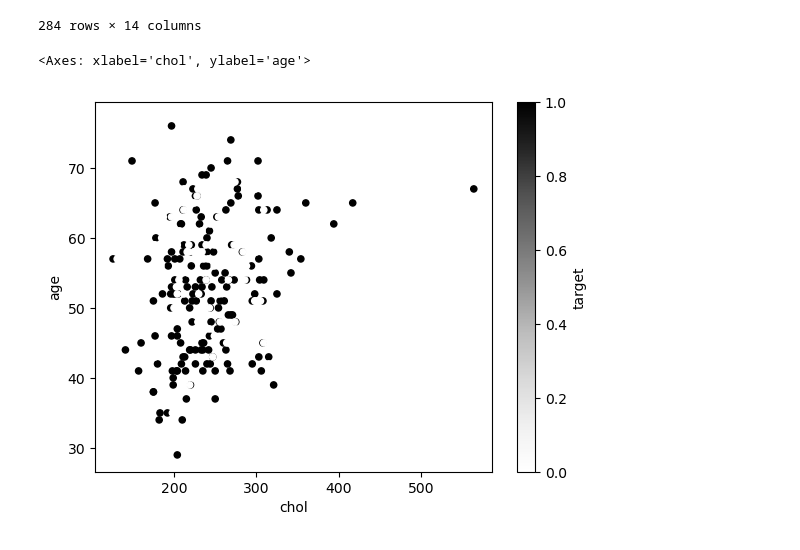
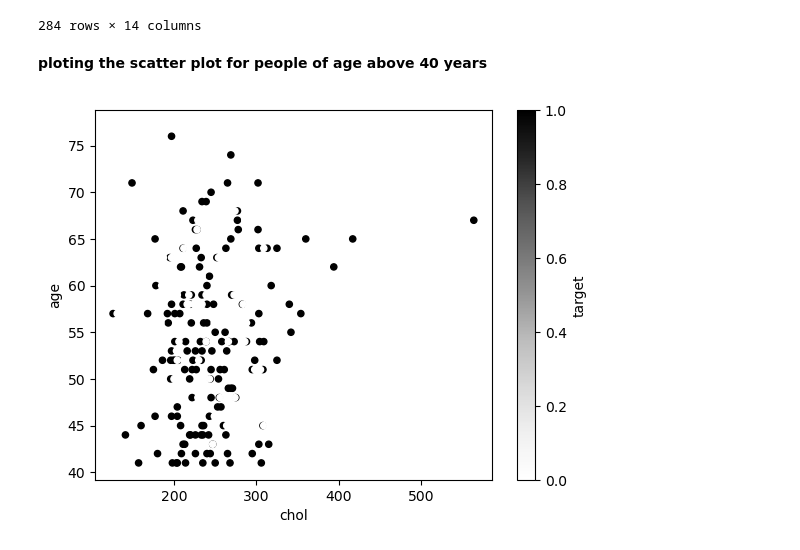
Before and after one commit to shahmeerkhan12/Machine-Learning, a Jupyter notebook: matplotlib/5_heart_disease prediction.ipynb, the cells around one changed output. Drawn from its saved outputs; the diff is of its cells as text; code cells hidden in the pictures.

Commit message:
Object Oriented plotting

```diff
--- a/matplotlib/5_heart_disease prediction.ipynb
+++ b/matplotlib/5_heart_disease prediction.ipynb
@@ -44,8 +29,9 @@ above_40
 | 301 | 57 | 1 | 0 | 130 | 131 | 0 | 1 | 115 | 1 | 1.2 | 1 | ... |
 | 302 | 57 | 0 | 1 | 130 | 236 | 0 | 0 | 174 | 0 | 0.0 | 1 | ... |
 284 rows × 14 columns
+# %% [markdown]
+**ploting the scatter plot for people of age above 40 years**
 # %%
-heart_dataset.plot(kind='scatter',x='chol',y='age',c='target')
+above_40.plot(kind='scatter',x='chol',y='age',c='target');
 # %% [output]
-<Axes: xlabel='chol', ylabel='age'>
-[figure, old version]
+[figure, new version]
```
Also changed, not shown: parts of 3 cells of this notebook.
